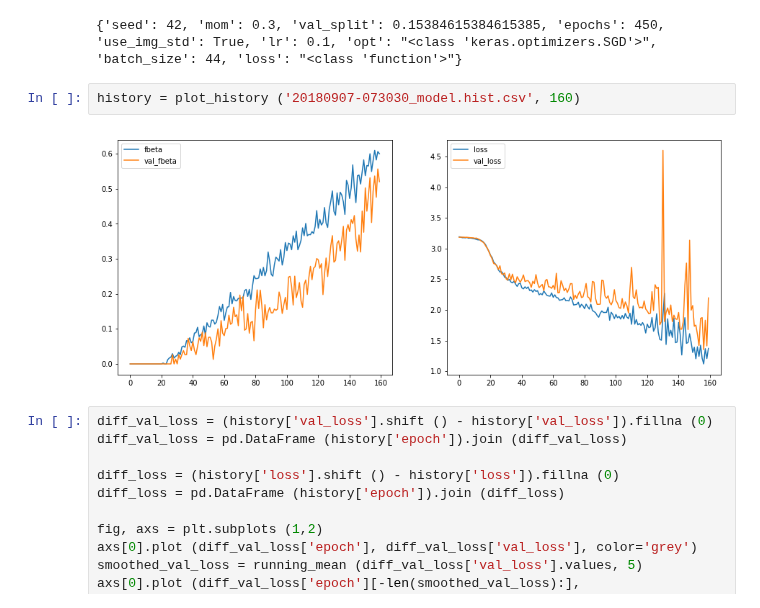
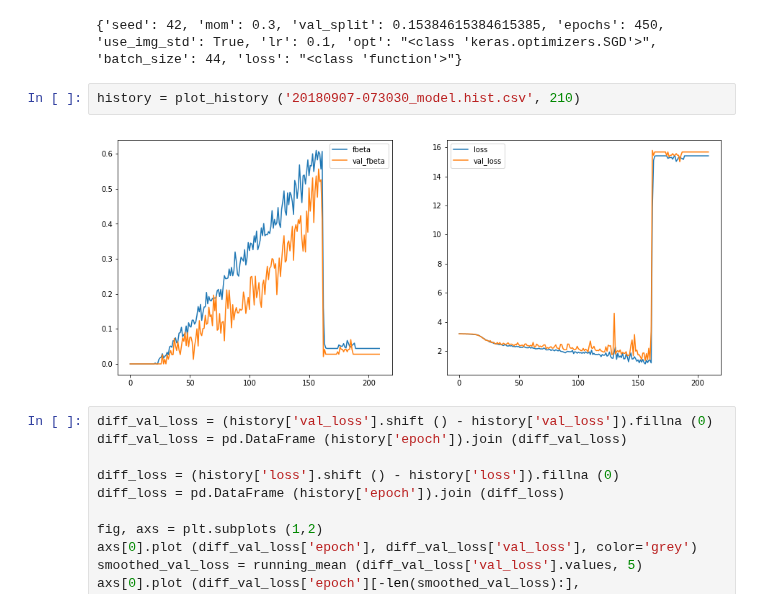
Before and after one commit to damilo/keyestcnn, a Jupyter notebook: model/model.eval.ipynb, the cells around one changed output. Drawn from its saved outputs; the diff is of its cells as text.

```diff
--- a/model/model.eval.ipynb
+++ b/model/model.eval.ipynb
@@ -244,9 +244,9 @@ with open ('20180907-073030_model.param.txt','r') as f:
 # %% [output]
 {'seed': 42, 'mom': 0.3, 'val_split': 0.15384615384615385, 'epochs': 450, 'use_img_std': True, 'lr': 0.1, 'opt': "<class 'keras.optimizers.SGD'>", 'batch_size': 44, 'loss': "<class 'function'>"}
 # %%
-history = plot_history ('20180907-073030_model.hist.csv', 160)
+history = plot_history ('20180907-073030_model.hist.csv', 210)
 # %% [output]
-[figure, old version]
+[figure, new version]
 # %%
 diff_val_loss = (history['val_loss'].shift () - history['val_loss']).fillna (0)
 diff_val_loss = pd.DataFrame (history['epoch']).join (diff_val_loss)
```
Also changed, not shown: parts of 17 cells of this notebook.
